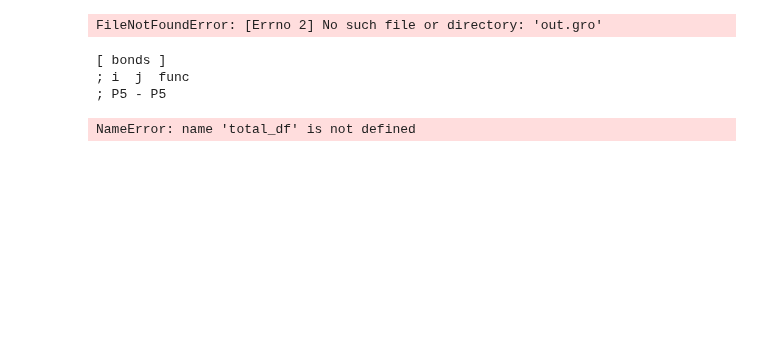
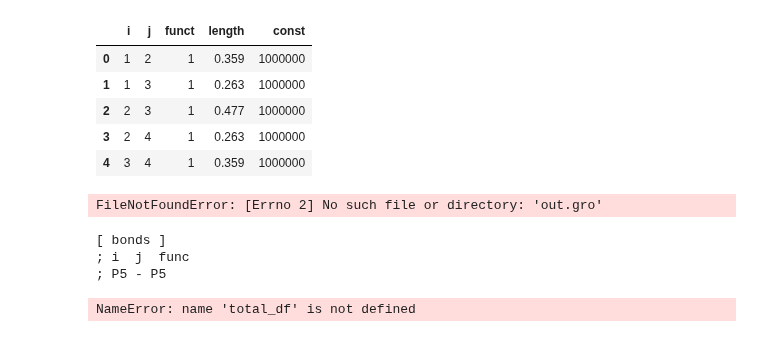
Before and after one commit to MDSYN2019/MDNPPackage, a Jupyter notebook: notebooks/NPITPGENERATOR.ipynb, the cells around one changed output. Saved outputs shown, nothing was run; the diff lists cells and outputs as text; code cells hidden in the pictures; blank space fills up the shorter version.

```diff
--- a/notebooks/NPITPGENERATOR.ipynb
+++ b/notebooks/NPITPGENERATOR.ipynb
@@ -64,0 +281,39 @@ Name: 37, dtype: object
+# %%
+#for index, atom in enumerate(P5AtomsPositionArray): # Loop over the P5 position array
+#        distarray = (distance_array(atom, P5AtomsPositionArray)) # Find the distance between the P5 atoms and the selected index
+
+def ReturnPandasITP(ItpPath):
+    """
+
+    Function doesn't work when there is a [dihedrals]
+    """
+    #ItpPath = "/home/sang/Desktop/GIT/Martini3-small-molecules/models/itps/cog-mono/1MIMI_cog.itp"
+    ItpPath = ItpPath
+    LineList = []
+    FinalList = []
+    ConstraintLineNumber = None
+    DiheralsLineNumber = None
+    with open(ItpPath) as topo_file:
+        for index, line in enumerate(topo_file):
+            LineList.append(line)
+            if "[constraints]" in line:
+                ConstraintLineNumber = index
+            elif "[dihedrals]" in line:
+                DiheralsLineNumber = index
+    if not DiheralsLineNumber:
+        for line in LineList[ConstraintLineNumber+2:-1]:
+            FinalList.append(line.split()[:-2])
+    elif DiheralsLineNumber:
+        for line in LineList[ConstraintLineNumber+3:DiheralsLineNumber-1]:
+            FinalList.append(line.split()[:-2])
+    df = pd.DataFrame(FinalList, columns = ['i', 'j', 'funct', 'length', 'const'])
+    return df
+# %%
+ReturnPandasITP("/home/sang/Desktop/GIT/Martini3-small-molecules/models/itps/cog-mono/DMBZQ_cog.itp")
+# %% [output]
+|  | i | j | funct | length | const |
+| 0 | 1 | 2 | 1 | 0.359 | 1000000 |
+| 1 | 1 | 3 | 1 | 0.263 | 1000000 |
+| 2 | 2 | 3 | 1 | 0.477 | 1000000 |
+| 3 | 2 | 4 | 1 | 0.263 | 1000000 |
+| 4 | 3 | 4 | 1 | 0.359 | 1000000 |
```
Also changed, not shown: parts of 19 cells of this notebook, 20 other files.
